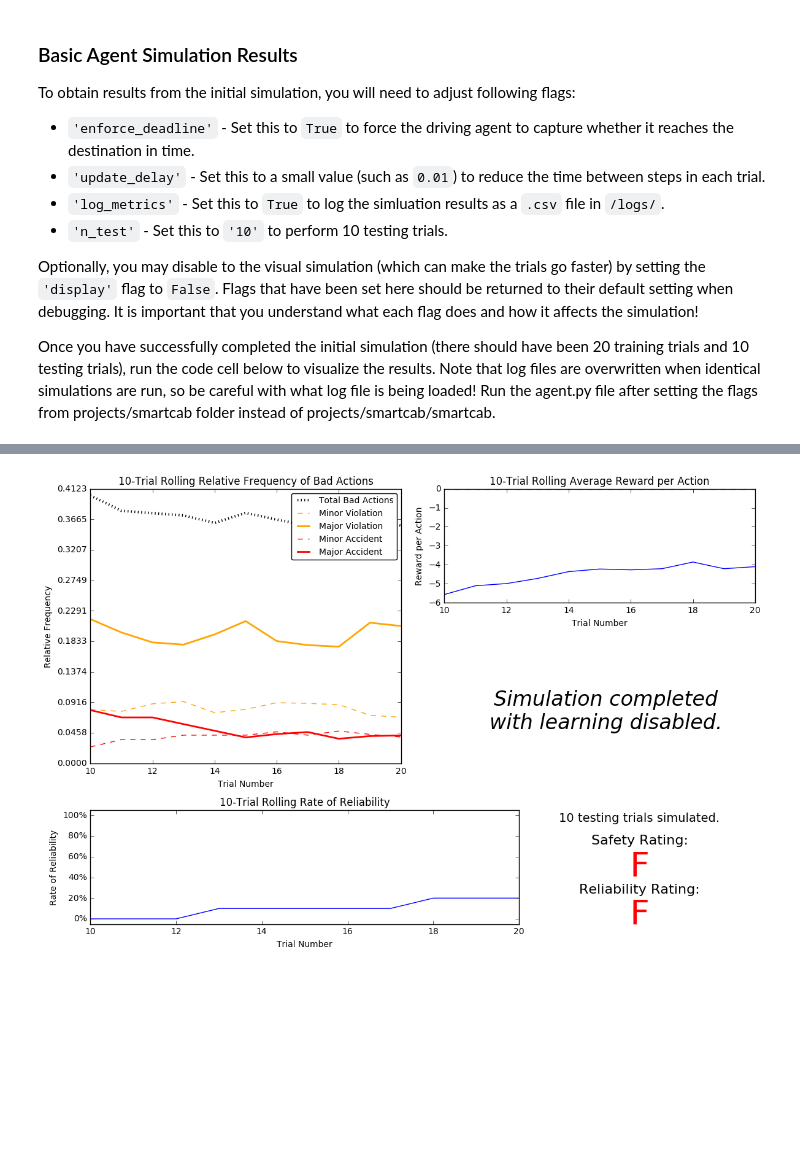
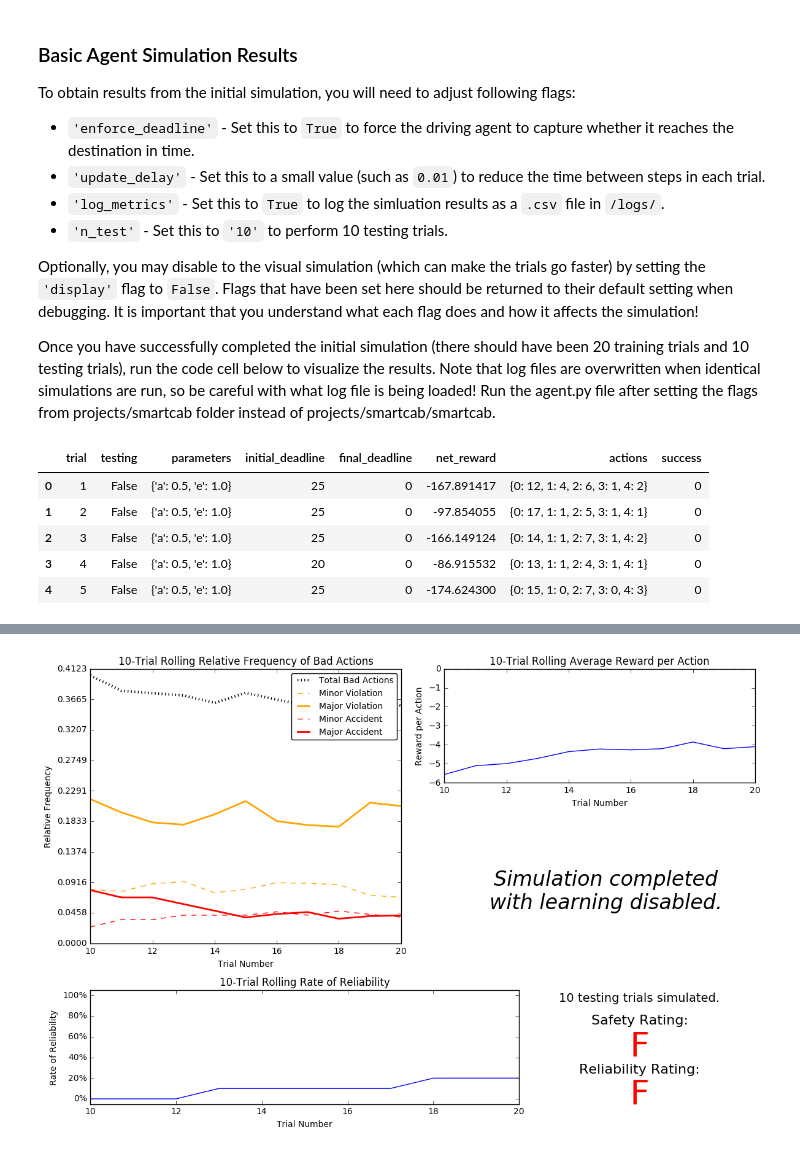
Before and after one commit to cjammi/machine-learning, a Jupyter notebook: projects/smartcab/smartcab.ipynb, the cells around one changed output, grey strips where cells are left out. Saved outputs shown, nothing was run; the diff lists cells and outputs as text; code cells hidden in the pictures; blank space fills up the shorter version.

```diff
--- a/projects/smartcab/smartcab.ipynb
+++ b/projects/smartcab/smartcab.ipynb
@@ -89,0 +88,13 @@ import random
+# %%
+import pandas as pd
+import os
+import ast
+data = pd.read_csv(os.path.join("logs", 'sim_no-learning.csv'))
+data.head()
+# %% [output]
+|  | trial | testing | parameters | initial_deadline | final_deadline | net_reward | actions | success |
+| 0 | 1 | False | {'a': 0.5, 'e': 1.0} | 25 | 0 | -167.891417 | {0: 12, 1: 4, 2: 6, 3: 1, 4: 2} | 0 |
+| 1 | 2 | False | {'a': 0.5, 'e': 1.0} | 25 | 0 | -97.854055 | {0: 17, 1: 1, 2: 5, 3: 1, 4: 1} | 0 |
+| 2 | 3 | False | {'a': 0.5, 'e': 1.0} | 25 | 0 | -166.149124 | {0: 14, 1: 1, 2: 7, 3: 1, 4: 2} | 0 |
+| 3 | 4 | False | {'a': 0.5, 'e': 1.0} | 20 | 0 | -86.915532 | {0: 13, 1: 1, 2: 4, 3: 1, 4: 1} | 0 |
+| 4 | 5 | False | {'a': 0.5, 'e': 1.0} | 25 | 0 | -174.624300 | {0: 15, 1: 0, 2: 7, 3: 0, 4: 3} | 0 |
```
Also changed, not shown: parts of 8 cells of this notebook.
